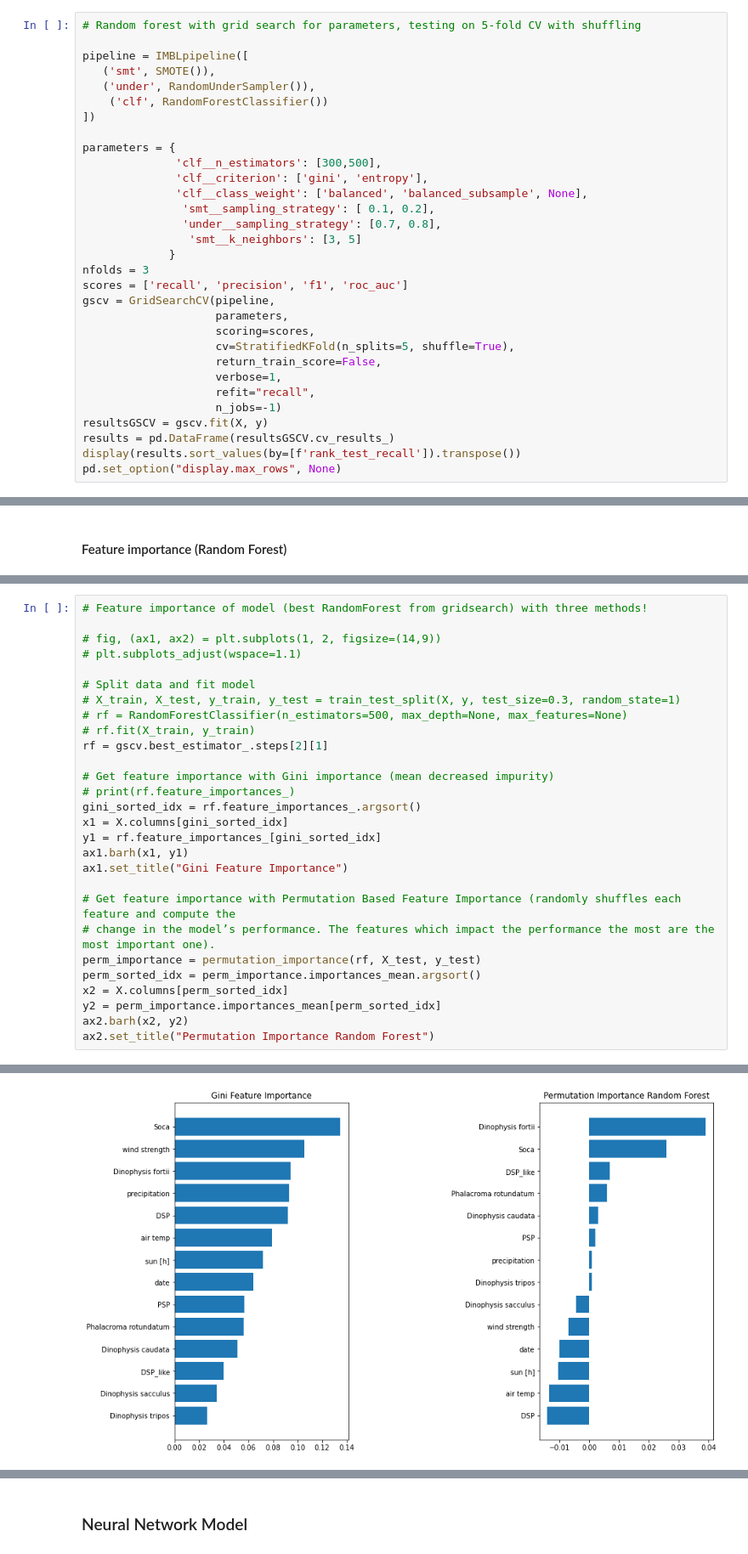
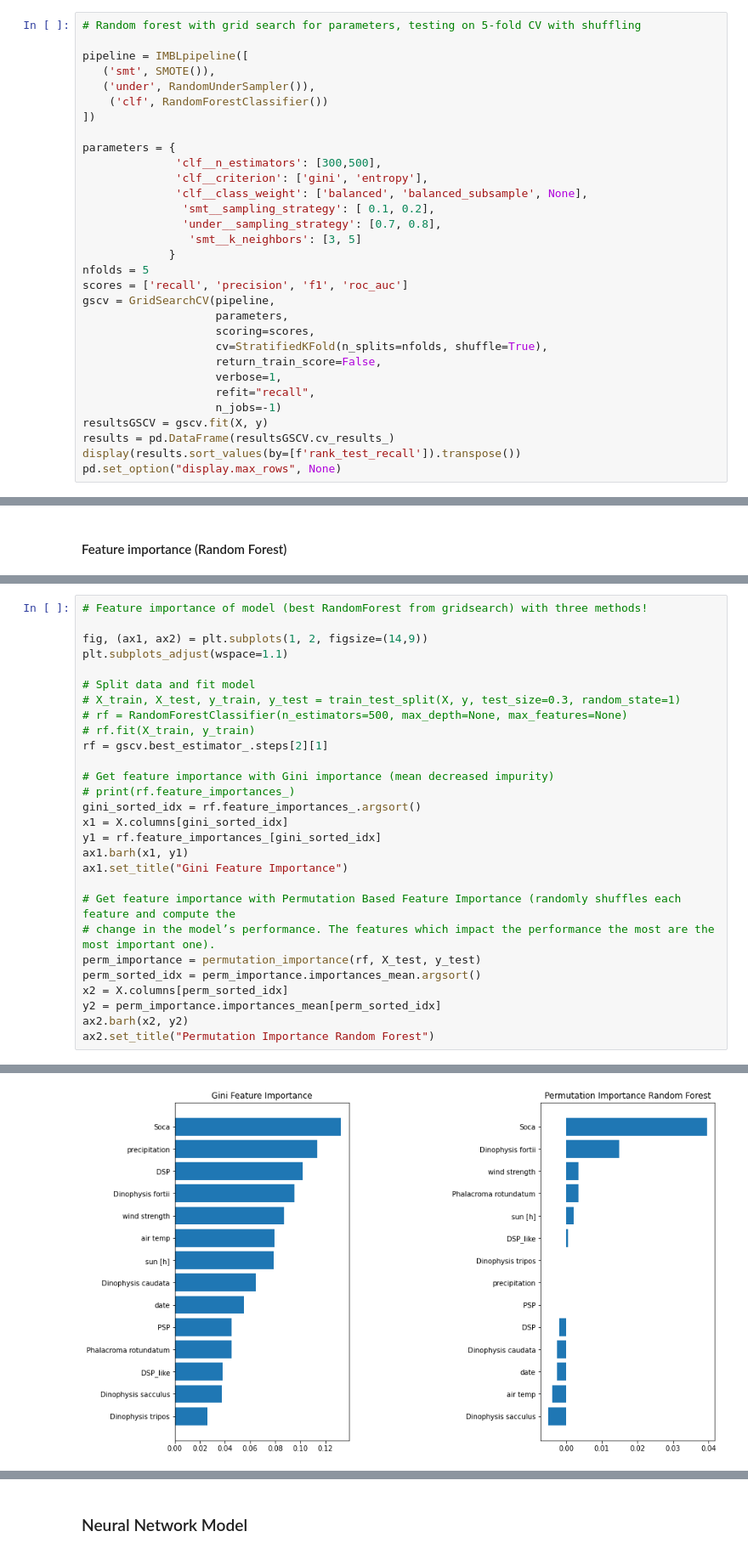
Before and after one commit to MartinMarzi/HABTox-predictor, a Jupyter notebook: HAB_modelling_5_0_0.ipynb, the cells around one changed output, grey strips where cells are left out. Shown at 85% size. Saved outputs shown, nothing was run; the diff lists cells and outputs as text.

```diff
--- a/HAB_modelling_5_0_0.ipynb
+++ b/HAB_modelling_5_0_0.ipynb
@@ -190,12 +301,12 @@ parameters = {
                'under__sampling_strategy': [0.7, 0.8],
                 'smt__k_neighbors': [3, 5]
              }
-nfolds = 3
+nfolds = 5
 scores = ['recall', 'precision', 'f1', 'roc_auc']
 gscv = GridSearchCV(pipeline,
                     parameters,
                     scoring=scores,
-                    cv=StratifiedKFold(n_splits=5, shuffle=True),
+                    cv=StratifiedKFold(n_splits=nfolds, shuffle=True),
                     return_train_score=False,
                     verbose=1,
                     refit="recall",
@@ -253,34 +360,34 @@ sns.barplot(y=X.columns, x=gscv.best_estimator_.steps[2][1].feature_importances_
 # %%
 # Feature importance of model (best RandomForest from gridsearch) with three methods!
 
-# fig, (ax1, ax2) = plt.subplots(1, 2, figsize=(14,9))
-# plt.subplots_adjust(wspace=1.1)
+fig, (ax1, ax2) = plt.subplots(1, 2, figsize=(14,9))
+plt.subplots_adjust(wspace=1.1)
 
 # Split data and fit model
 # X_train, X_test, y_train, y_test = train_test_split(X, y, test_size=0.3, random_state=1)
 # rf = RandomForestClassifier(n_estimators=500, max_depth=None, max_features=None)
 # rf.fit(X_train, y_train)
 rf = gscv.best_estimator_.steps[2][1]
 
 # Get feature importance with Gini importance (mean decreased impurity)
 # print(rf.feature_importances_)
 gini_sorted_idx = rf.feature_importances_.argsort()
 x1 = X.columns[gini_sorted_idx]
 y1 = rf.feature_importances_[gini_sorted_idx]
 ax1.barh(x1, y1)
 ax1.set_title("Gini Feature Importance")
 
 # Get feature importance with Permutation Based Feature Importance (randomly shuffles each feature and compute the
 # change in the model’s performance. The features which impact the performance the most are the most important one).
 perm_importance = permutation_importance(rf, X_test, y_test)
 perm_sorted_idx = perm_importance.importances_mean.argsort()
 x2 = X.columns[perm_sorted_idx]
 y2 = perm_importance.importances_mean[perm_sorted_idx]
 ax2.barh(x2, y2)
 ax2.set_title("Permutation Importance Random Forest")
 # %% [output]
 Text(0.5, 1.0, 'Permutation Importance Random Forest')
-[figure, old version]
+[figure, new version]
 # %%
 # Get feature importance with SHAP
 explainer = shap.TreeExplainer(rf)
```
Also changed, not shown: parts of 20 cells of this notebook, 3 other files.
